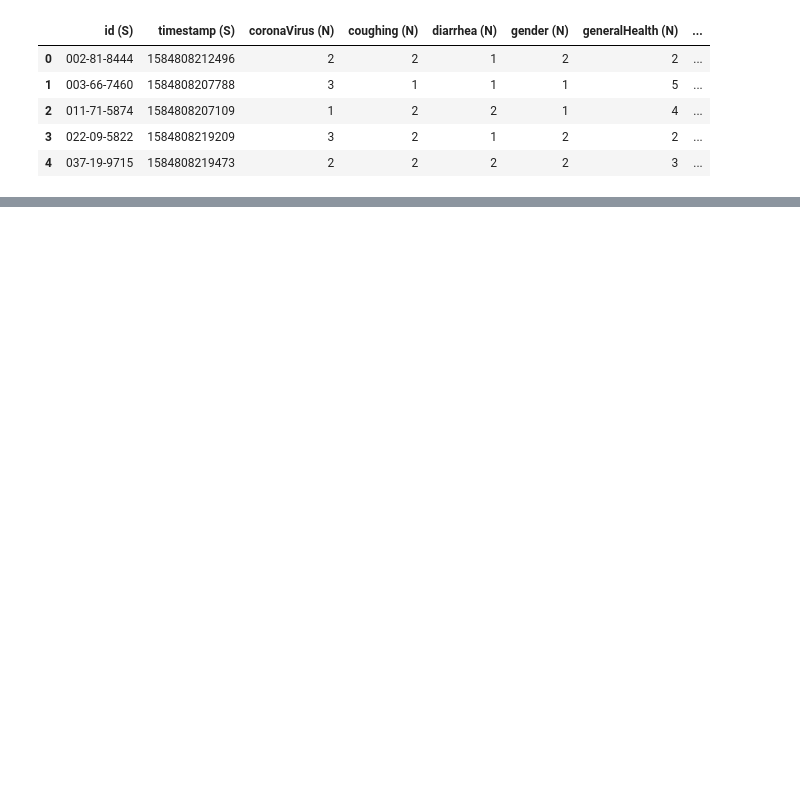
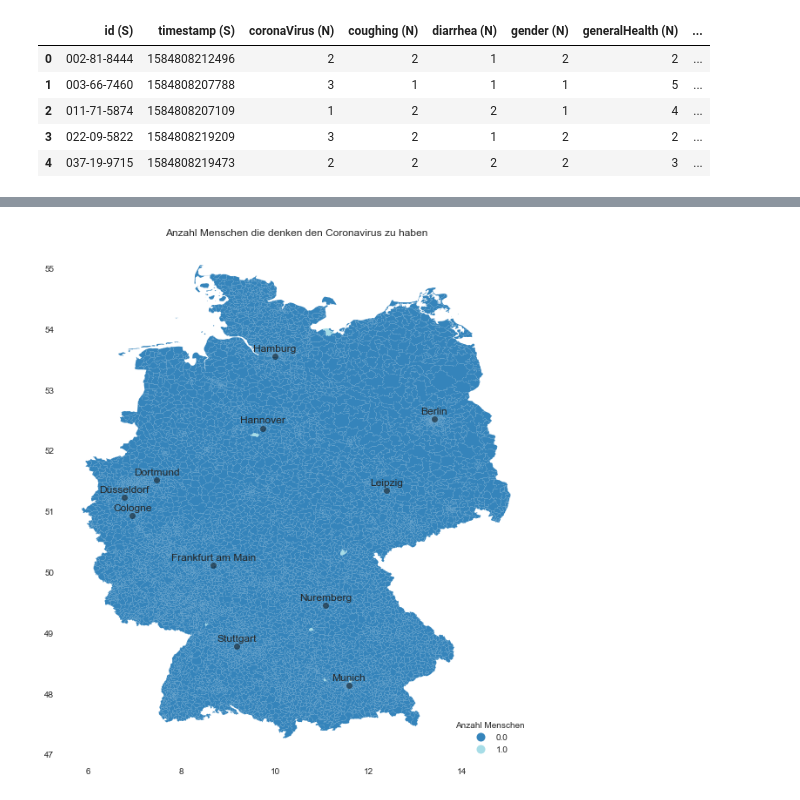
Before and after one commit to pfandzelter/cov-erage, a Jupyter notebook: analytics/map.ipynb, the cells around one changed output, grey strips where cells are left out. Cells and saved outputs as stored; diff of their text form; code cells hidden in the pictures; blank space fills up the shorter version.

Commit message:
Add visualization of people who now or think they have corona

```diff
--- a/analytics/map.ipynb
+++ b/analytics/map.ipynb
@@ -56,0 +32,11 @@ df_count_positive =
+# %%
+#aggregate df_coverage
+#count propable infections (2)
+df_cg1 = df_coverage.drop(columns = ["id (S)","timestamp (S)", "coughing (N)","diarrhea (N)","gender (N)",
+                                   "generalHealth (N)","headache (N)","insomnia (N)","limbPain (N)","loneliness (N)",
+                                   "numberOfContacts (N)","runnyNose (N)","soreThroat (N)",
+                                   "temperature (N)","userId (S)","yearOfBirth (N)"])
+df_cg1["guessed"] = np.where(df_cg1["coronaVirus (N)"]==2, 1, 0)
+df_cg1["confirmed"] = np.where(df_cg1["coronaVirus (N)"]==3, 1, 0)
+
+df_cg1.head(10)
@@ -56,0 +55,9 @@ df_count_positive =
+# %%
+df_cg2a = df_cg1.groupby(["postalCode (S)"])["guessed"].sum().reset_index()
+df_cg2b = df_cg1.groupby(["postalCode (S)"])["confirmed"].sum().reset_index()
+
+df_cg2 = df_cg2a.merge(df_cg2b)
+df_cg2["plz"] = df_cg2["postalCode (S)"].astype(str)
+df_cg2.drop(columns=["postalCode (S)"], inplace=True)
+
+df_cg2
@@ -80,13 +139,12 @@ top_cities = {
 }
 # %%
 # Merge plz_df and Coverage lake.
-plz_shape_df = pd.merge(
+merged_cg2 = pd.merge(
     left=plz_shape_df,
-    right=df_coverage,
-    on
-    left_on='plz',
-    right_on='postalCode',
+    right=df_cg2,
+    on="plz",
     how='left'
 )
+merged_cg2.fillna(0, inplace=True)
 
-plz_shape_df.head()
+merged_cg2.head()
@@ -101,36 +166,38 @@ fig, ax = plt.subplots()
 
 
 #plot plz shape
-plz_shape_df.plot(
+merged_cg2.plot(
     ax=ax,
-    column='first_dig_plz',
+    column='guessed',
     categorical=True,
     legend=True,
-    legend_kwds={'title':'CoVerage Map', 'loc':'lower right'},
+    legend_kwds={'title':'Anzahl Menschen', 'loc':'lower right'},
     cmap='tab20',
     alpha=0.9
 )
 
 #plot cities
 for c in top_cities.keys():
     ax.text(
         x=top_cities[c][0],
         y=top_cities[c][1] + 0.08,
         s=c,
         fontsize=12,
         ha='center',
     )
 
     ax.plot(
         top_cities[c][0],
         top_cities[c][1],
         marker='o',
         c='black',
         alpha=0.5
     )
 
 ax.set(
-    title='CoVerage',
+    title='Anzahl Menschen die denken den Coronavirus zu haben',
     aspect=1.3,
     facecolor='white'
 );
+# %% [output]
+[figure, added]
```
Also changed, not shown: parts of 14 cells of this notebook.
